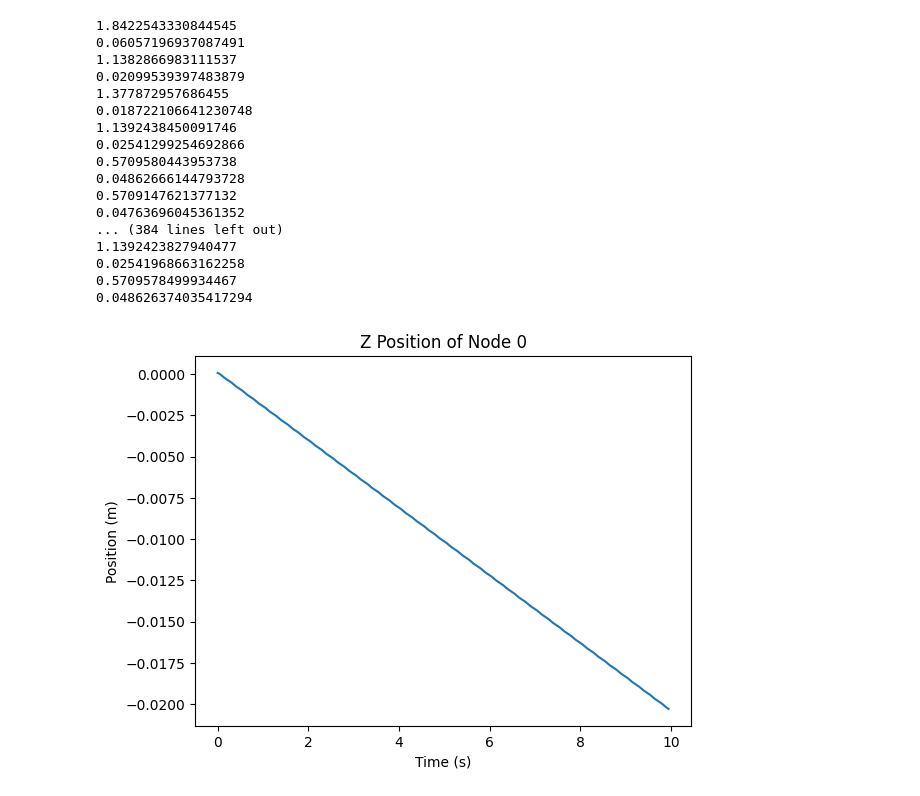
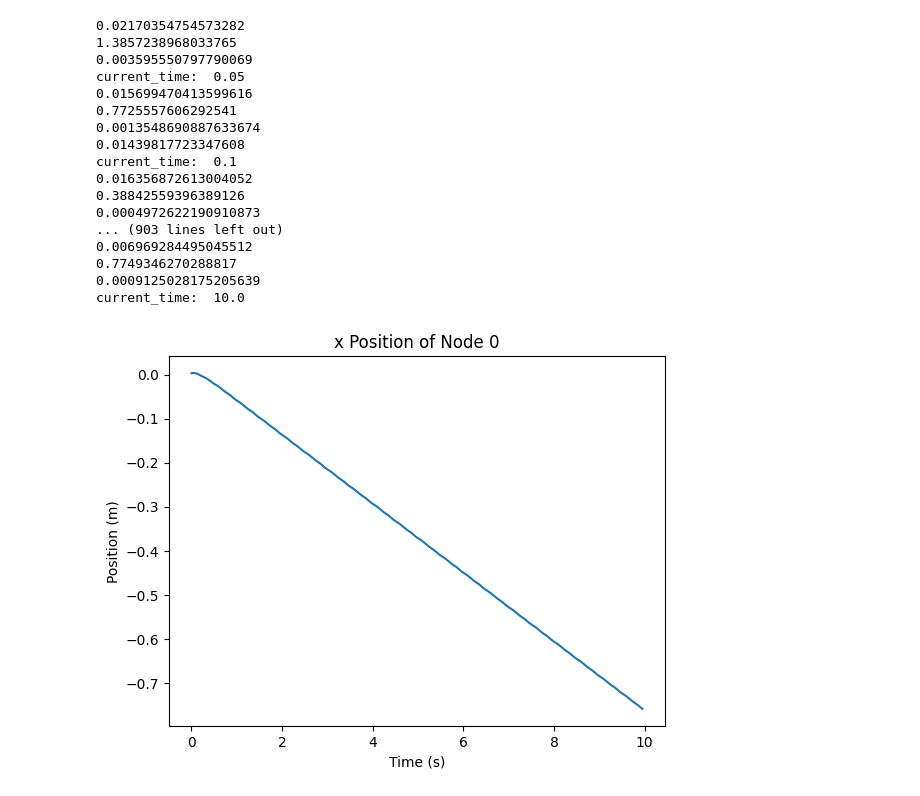
Before and after one commit to StructuresComp/dismech-python, a Jupyter notebook: experiments/snake.ipynb, the cells around one changed output. Cells and saved outputs as stored; diff of their text form; code cells hidden in the pictures.

```diff
--- a/experiments/snake.ipynb
+++ b/experiments/snake.ipynb
@@ -3,15 +3,8 @@ import numpy as np
 
 import dismech
 
-b = 0.02
-h = 0.001
-
 geom = dismech.GeomParams(rod_r0=0.001,
-                          shell_h=0,
-                          axs=b*h,
-                          ixs1=b*h**3/12,
-                          ixs2=h*b**3/12,
-                          jxs=b*h**3/6)
+                          shell_h=0)
 
 material = dismech.Material(density=1200,
                             youngs_rod=2e6,
@@ -51,7 +44,7 @@ import numpy as np
 
 def actuate_snake(robot, t):
     # --- Parameters you can tune ---
-    amplitude = 0.02            # Max strain applied to each bend
+    amplitude = 0.2            # Max strain applied to each bend
     frequency = 2.0            # Oscillation frequency in Hz
     spatial_wavelength = 1.0   # Wavelength along the body in normalized units
     phase_offset = np.pi / 2   # Phase offset between vertical and tangential components
@@ -78,23 +71,23 @@ robots = stepper.simulate(robot)
 
 qs = np.stack([robot.state.q for robot in robots])
 # %% [output]
-1.8422543330844545
-0.06057196937087491
-1.1382866983111537
-0.02099539397483879
-1.377872957686455
-0.018722106641230748
-1.1392438450091746
-0.02541299254692866
-0.5709580443953738
-0.04862666144793728
-0.5709147621377132
-0.04763696045361352
-... (384 lines left out)
-1.1392423827940477
-0.02541968663162258
-0.5709578499934467
-0.048626374035417294
+0.02170354754573282
+1.3857238968033765
+0.003595550797790069
+current_time:  0.05
+0.015699470413599616
+0.7725557606292541
+0.0013548690887633674
+0.01439817723347608
+current_time:  0.1
+0.016356872613004052
+0.38842559396389126
+0.0004972622190910873
+... (903 lines left out)
+0.006969284495045512
+0.7749346270288817
+0.0009125028175205639
+current_time:  10.0
 # %%
 t = np.arange(robot.sim_params.total_time, step=robot.sim_params.dt)
 options = dismech.AnimationOptions(title='Snake')
@@ -103,10 +96,10 @@ fig = dismech.get_interactive_animation_plotly(robot, t, qs, options)
 fig.show()
 # %%
 import matplotlib.pyplot as plt
-plt.title("Z Position of Node 0")
+plt.title("x Position of Node 0")
 plt.xlabel("Time (s)")
 plt.ylabel("Position (m)")
 plt.plot(t, qs[:, 0])
 plt.show()
 # %% [output]
-[figure, old version]
+[figure, new version]
```
Also changed, not shown: 5 other files.
